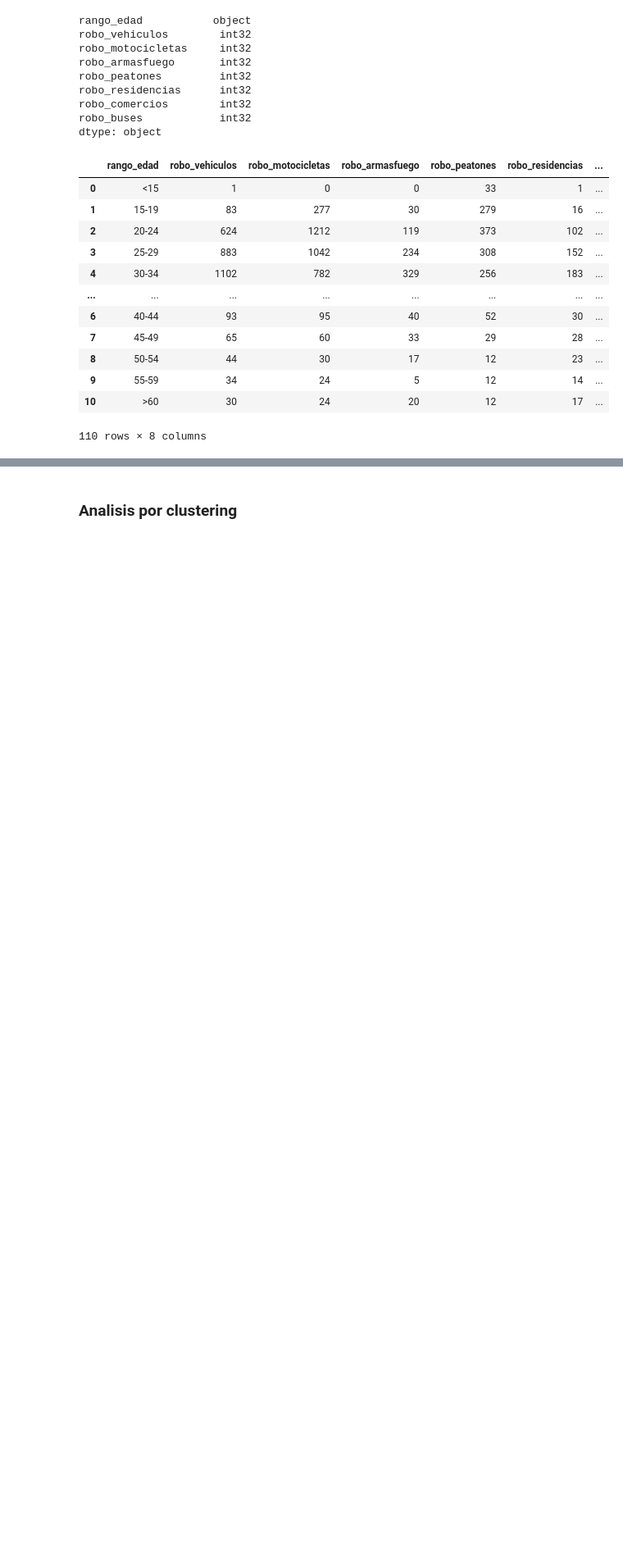
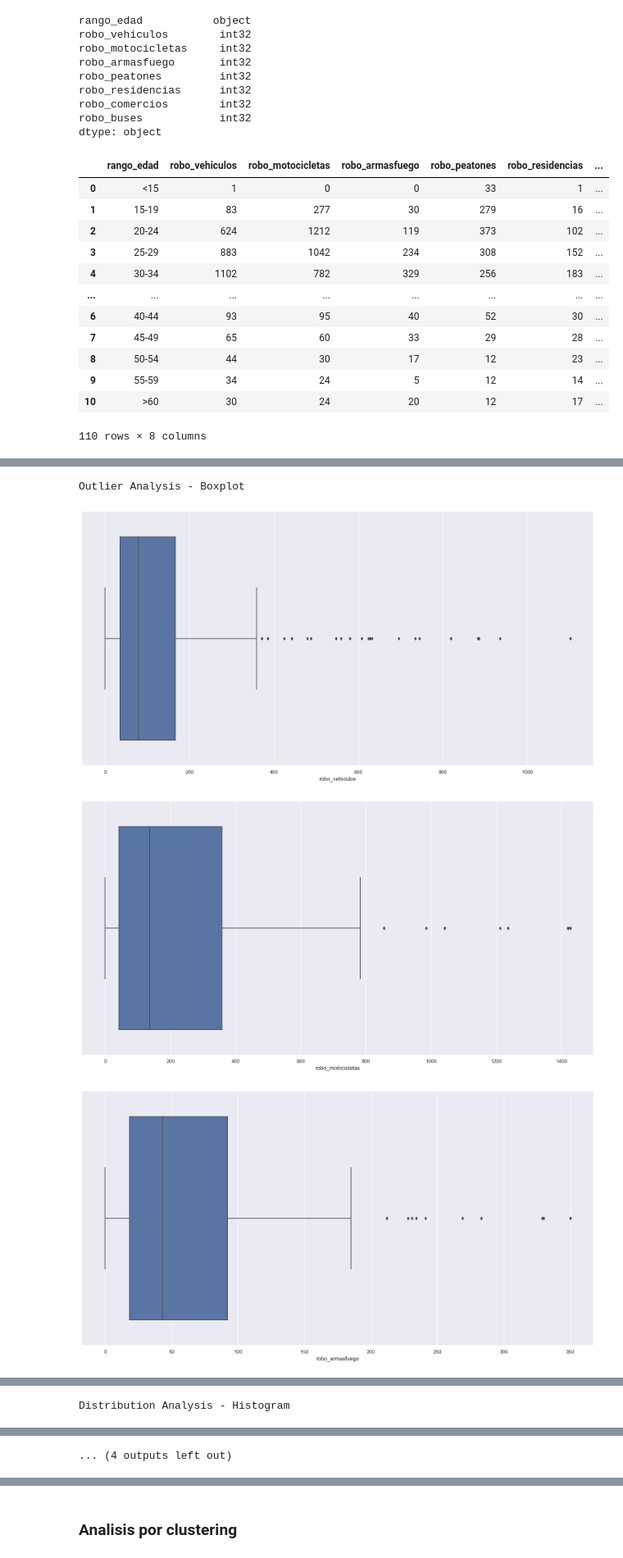
Before and after one commit to andresdlRoca/Data_Mining_Project-UVG-2023, a Jupyter notebook: main.ipynb, the cells around one changed output, grey strips where cells are left out. Shown: that part at 82% size. Cells and saved outputs as stored; diff of their text form; code cells hidden in the pictures; blank space fills up the shorter version.

```diff
--- a/main.ipynb
+++ b/main.ipynb
@@ -101,0 +126,7 @@ display(datageneral)
+# %%
+eda_num(datageneral)
+# %% [output]
+Outlier Analysis - Boxplot
+[figure, added]
+[figure, added]
+[figure, added]
@@ -101,0 +137 @@ display(datageneral)
+Distribution Analysis - Histogram
@@ -101,0 +141 @@ display(datageneral)
+... (4 outputs left out)
```
Also changed, not shown: parts of 16 cells of this notebook.
